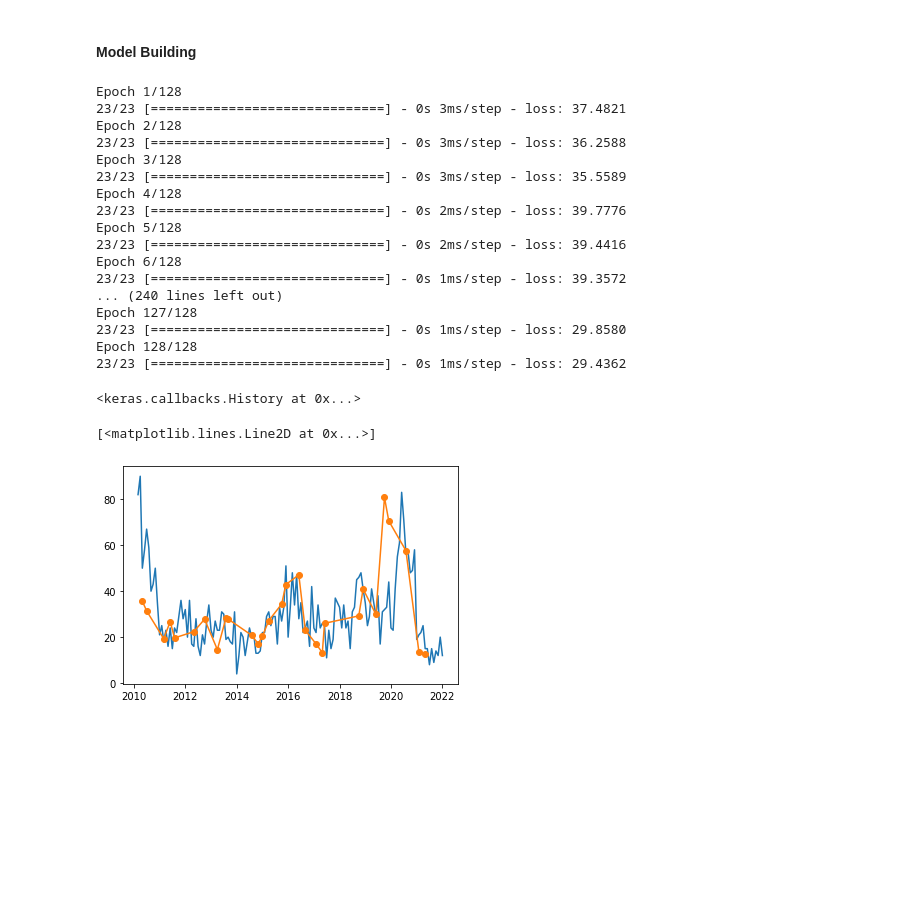
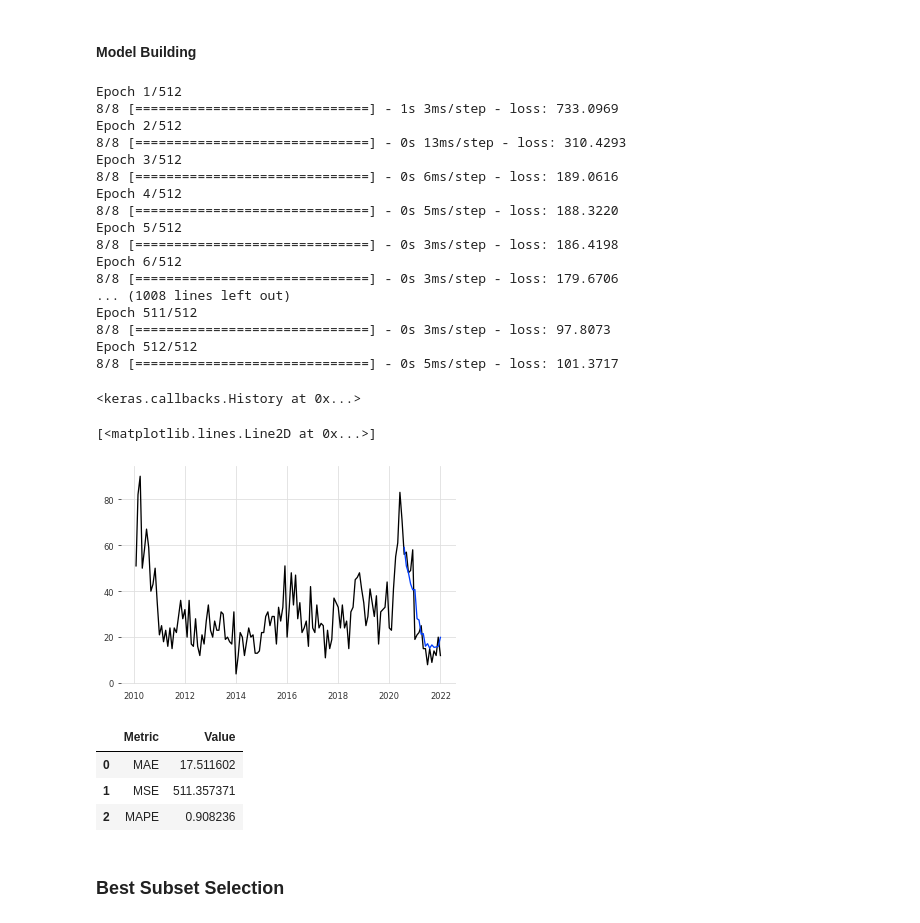
Before and after one commit to lwarner100/ISOM-455-Project, a Jupyter notebook: env.ipynb, the cells around one changed output. Drawn from its saved outputs; the diff is of its cells as text; code cells hidden in the pictures; blank space fills up the shorter version.

```diff
--- a/env.ipynb
+++ b/env.ipynb
@@ -554,10 +582,10 @@ test_df = model_df.drop(train_df.index)
 # %%
 train_target = train_df.default.values
-train_feature_tensor = tf.convert_to_tensor(train_df[cols])
+train_feature_tensor = tf.convert_to_tensor(train_df[rel_cols])
 # train_feature_tensor = tf.convert_to_tensor(train_df.drop('default',axis=1))
 
 
 test_target = test_df.default.values
-test_feature_tensor = tf.convert_to_tensor(test_df[cols])
+test_feature_tensor = tf.convert_to_tensor(test_df[rel_cols])
 # test_feature_tensor = tf.convert_to_tensor(test_df.drop('default',axis=1))
 # %%
@@ -568,9 +608,15 @@ normalizer.adapt(train_df[cols])
 #### Model Building
 # %%
 net = tf.keras.models.Sequential([
-    normalizer,
+    # normalizer,
     # tf.keras.layers.Flatten(input_shape=(len(cols),)),
+    # tf.keras.layers.LSTM(64),
     tf.keras.layers.Dense(64, activation='relu'),
+    tf.keras.layers.Dropout(0.1),
+    tf.keras.layers.Dense(128, activation='relu'),
+    tf.keras.layers.Dropout(0.1),
+    tf.keras.layers.Dense(128, activation='relu'),
+    tf.keras.layers.Dense(128, activation='relu'),
     tf.keras.layers.Dropout(0.1),
     tf.keras.layers.Dense(128, activation='relu'),
     tf.keras.layers.Dropout(0.1),
@@ -581,30 +627,46 @@ net.compile(optimizer='adam',
             loss=tf.losses.MeanSquaredError())
 # metrics=['loss']
 # %%
-net.fit(train_feature_tensor, train_target, epochs=256, batch_size=5)
+net.fit(train_feature_tensor, train_target, epochs=512, batch_size=16)
 # ,verbose=False
+# net.fit(ts_gen,epochs=100)
 # %% [output]
-Epoch 1/128
-23/23 [==============================] - 0s 3ms/step - loss: 37.4821
-Epoch 2/128
-23/23 [==============================] - 0s 3ms/step - loss: 36.2588
-Epoch 3/128
-23/23 [==============================] - 0s 3ms/step - loss: 35.5589
-Epoch 4/128
-23/23 [==============================] - 0s 2ms/step - loss: 39.7776
-Epoch 5/128
-23/23 [==============================] - 0s 2ms/step - loss: 39.4416
-Epoch 6/128
-23/23 [==============================] - 0s 1ms/step - loss: 39.3572
-... (240 lines left out)
-Epoch 127/128
-23/23 [==============================] - 0s 1ms/step - loss: 29.8580
-Epoch 128/128
-23/23 [==============================] - 0s 1ms/step - loss: 29.4362
+Epoch 1/512
+8/8 [==============================] - 1s 3ms/step - loss: 733.0969
+Epoch 2/512
+8/8 [==============================] - 0s 13ms/step - loss: 310.4293
+Epoch 3/512
+8/8 [==============================] - 0s 6ms/step - loss: 189.0616
+Epoch 4/512
+8/8 [==============================] - 0s 5ms/step - loss: 188.3220
+Epoch 5/512
+8/8 [==============================] - 0s 3ms/step - loss: 186.4198
+Epoch 6/512
+8/8 [==============================] - 0s 3ms/step - loss: 179.6706
+... (1008 lines left out)
+Epoch 511/512
+8/8 [==============================] - 0s 3ms/step - loss: 97.8073
+Epoch 512/512
+8/8 [==============================] - 0s 5ms/step - loss: 101.3717
 <keras.callbacks.History at 0x...>
+# %%
+preds = net.predict(test_feature_tensor)
+# list(ts_gen)[0][0][:,:,-12:]
+# preds = net.predict(list(ts_gen)[0][0][-12:,:,:])[:,0]
 # %%
 plt.plot(model_df.index,model_df.default)
-plt.plot(test_df.index,net.predict(test_feature_tensor),'o-')
+plt.plot(model_df.iloc[-18:].index,preds)
+
+# plt.plot(model_df.iloc[-16:-4].index,preds,'-')
 # %% [output]
 [<matplotlib.lines.Line2D at 0x...>]
-[figure, old version]
+[figure, new version]
+# %%
+get_errors(test_df.default,preds)
+# %% [output]
+|  | Metric | Value |
+| 0 | MAE | 17.511602 |
+| 1 | MSE | 511.357371 |
+| 2 | MAPE | 0.908236 |
+# %% [markdown]
+### Best Subset Selection
```
Also changed, not shown: parts of 57 cells of this notebook.
